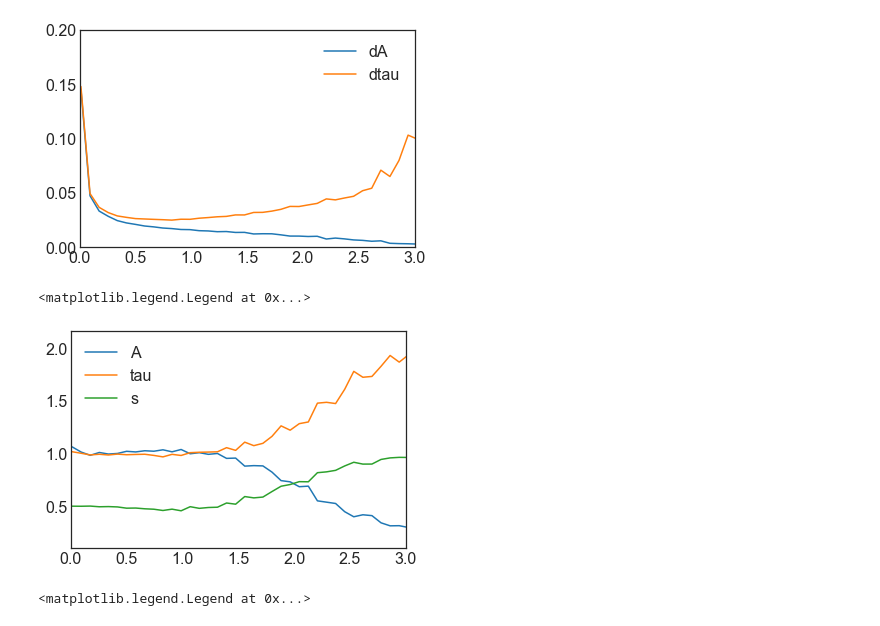
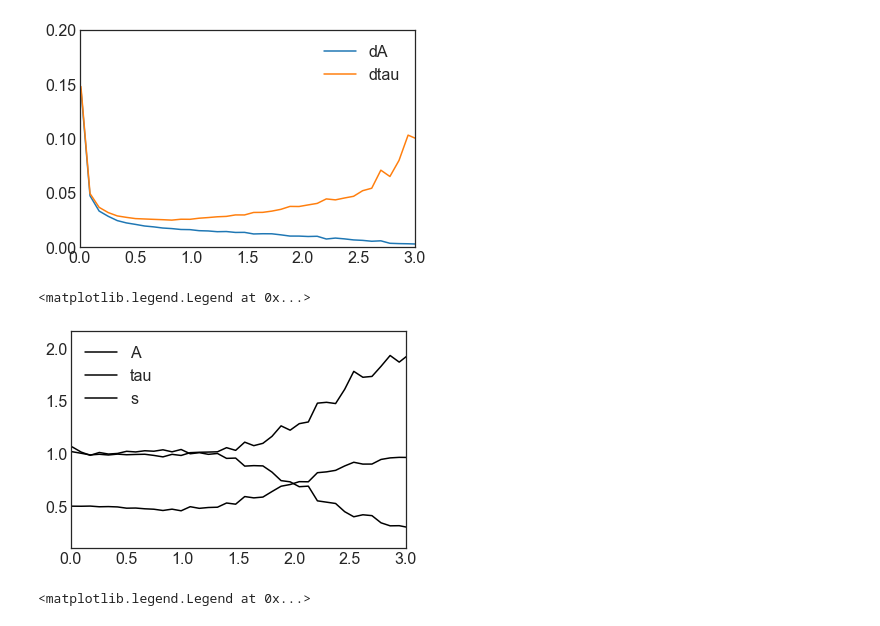
Before and after one commit to hstrey/Ornstein-Uhlenbeck-AddedNoise, a Jupyter notebook: MCMC EM comparison.ipynb, the cells around one changed output. Drawn from its saved outputs; the diff is of its cells as text; code cells hidden in the pictures.

```diff
--- a/MCMC EM comparison.ipynb
+++ b/MCMC EM comparison.ipynb
@@ -157,15 +157,15 @@ plt.legend()
 [figure]
 # %%
 # lets plot the result
-plt.plot(MCMCmean['dt'],MCMCmean['A'],label="A")
-plt.plot(MCMCmean['dt'],MCMCmean['tau'],label='tau')
-plt.plot(MCMCmean['dt'],MCMCmean['s'],label='s')
+plt.plot(MCMCmean['dt'],MCMCmean['A'],label="A",color="k")
+plt.plot(MCMCmean['dt'],MCMCmean['tau'],label='tau',color="k")
+plt.plot(MCMCmean['dt'],MCMCmean['s'],label='s',color="k")
 plt.xlim((0,3))
 #plt.ylim((0.01,0.2))
 plt.legend()
 # %% [output]
 <matplotlib.legend.Legend at 0x...>
-[figure, old version]
+[figure, new version]
 # %%
 # lets plot the result
 plt.plot(EMdata['dt'],EMdata['A_mean'],label="A")
```
Also changed, not shown: parts of 2 cells of this notebook, 2 other files.
